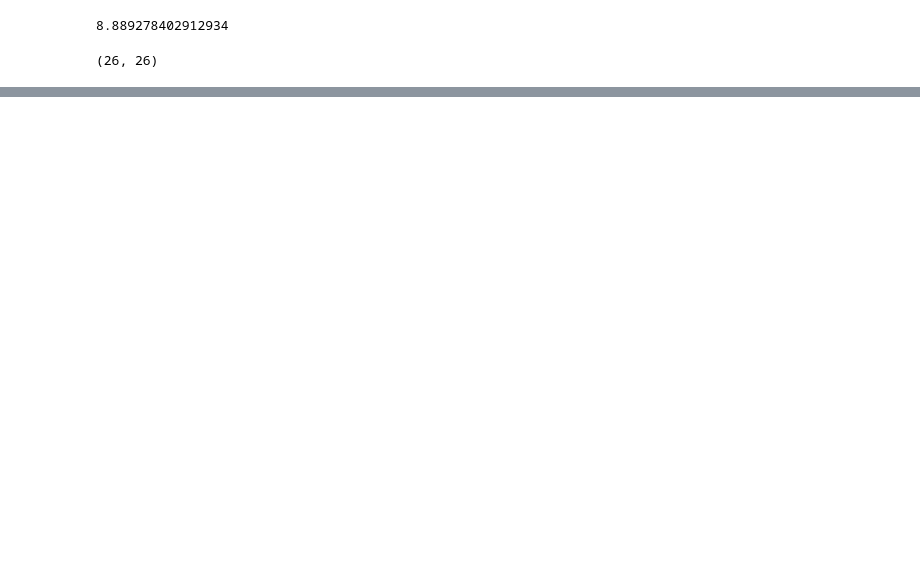
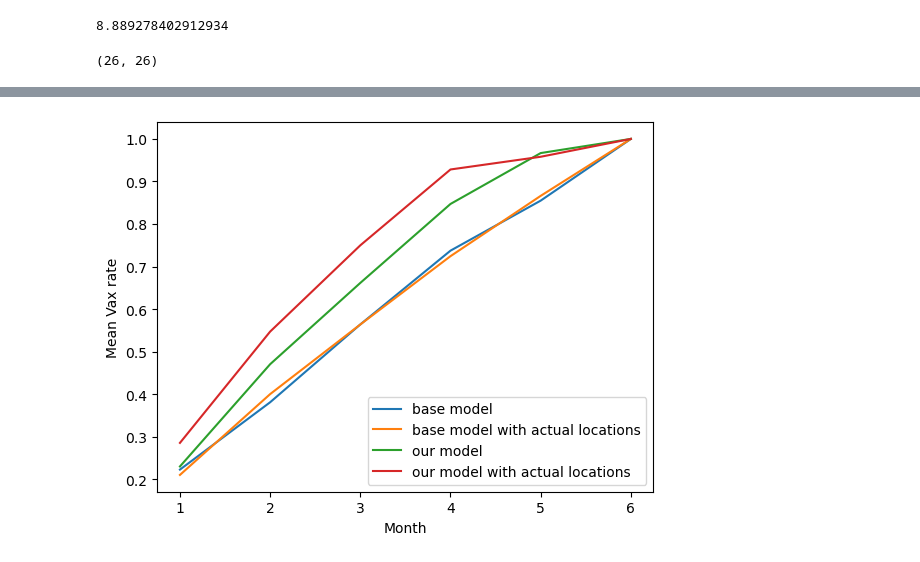
Before and after one commit to suyanpengzhang/Vaccination-Allocation, a Jupyter notebook: Resource Allocation Results Analysis-OD, herd immunity.ipynb, the cells around one changed output, grey strips where cells are left out. Saved outputs shown, nothing was run; the diff lists cells and outputs as text; code cells hidden in the pictures; blank space fills up the shorter version.

```diff
--- a/Resource Allocation Results Analysis-OD, herd immunity.ipynb
+++ b/Resource Allocation Results Analysis-OD, herd immunity.ipynb
@@ -618,0 +619,32 @@ plt.show()
+# %%
+month = [1,2,3,4,5,6]
+models =['results/base_od_4time.pkl','results/base_od_4time_real.pkl','results/base_od_4time_emp_10lambda_odweighted.pkl','results/actual_od_4time_emp_10lambda_odweighted.pkl']
+names = ['base model','base model with actual locations','our model','our model with actual locations']
+for (model,name) in zip(models,names):
+    dfrand = pd.read_pickle(model)
+    dfxrand = dfrand[dfrand.name=='x']
+    dfyrand = dfrand[dfrand.name=='y']
+    dfzrand = dfrand[dfrand.name=='z']
+    groupedz = dfzrand.groupby(['t', 'i'])
+    resultsz = groupedz.sum()
+    groupedy = dfyrand.groupby(['t', 'i'])
+    resultsy = groupedy.sum()
+    vac_rate = np.zeros((6,26))
+    mean_vac_rate = np.zeros(6)
+    for t in range(6):
+        for hd in range(26):
+            if t == 0:
+                vac_rate[t,hd]= resultsy['value'][(t,hd)]+resultsz['value'][(t,hd)]
+            else:
+                vac_rate[t,hd]= vac_rate[t-1,hd]+resultsy['value'][(t,hd)]+resultsz['value'][(t,hd)]
+    for t in range(6):
+        for hd in range(26):
+            vac_rate[t,hd] = vac_rate[t,hd]/total_pop[hd]
+        mean_vac_rate[t] = np.mean(vac_rate[t])
+    plt.plot(month, mean_vac_rate,label=name)
+plt.xlabel("Month")
+plt.ylabel("Mean Vax rate")
+plt.legend()
+plt.show()
+# %% [output]
+[figure, added]
```
Also changed, not shown: parts of 9 cells of this notebook, 1 other file.
